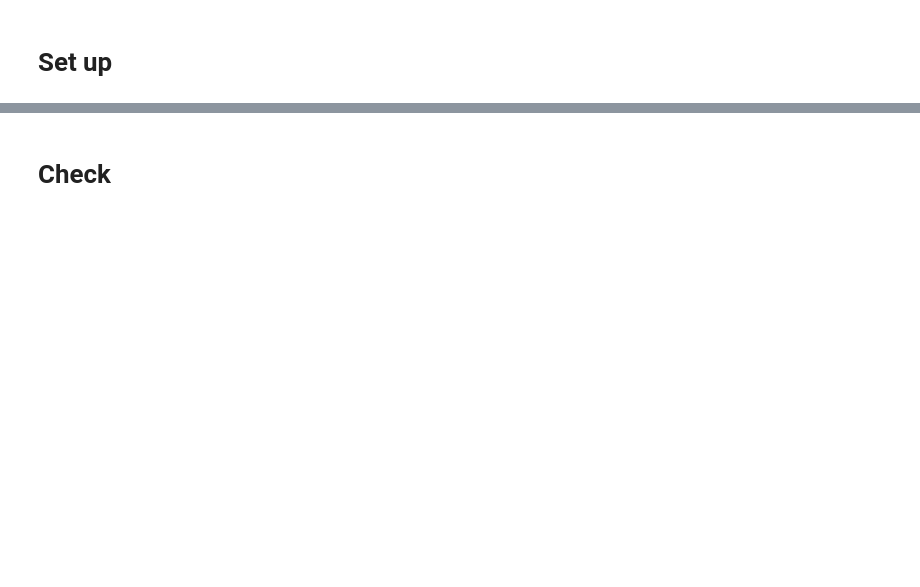
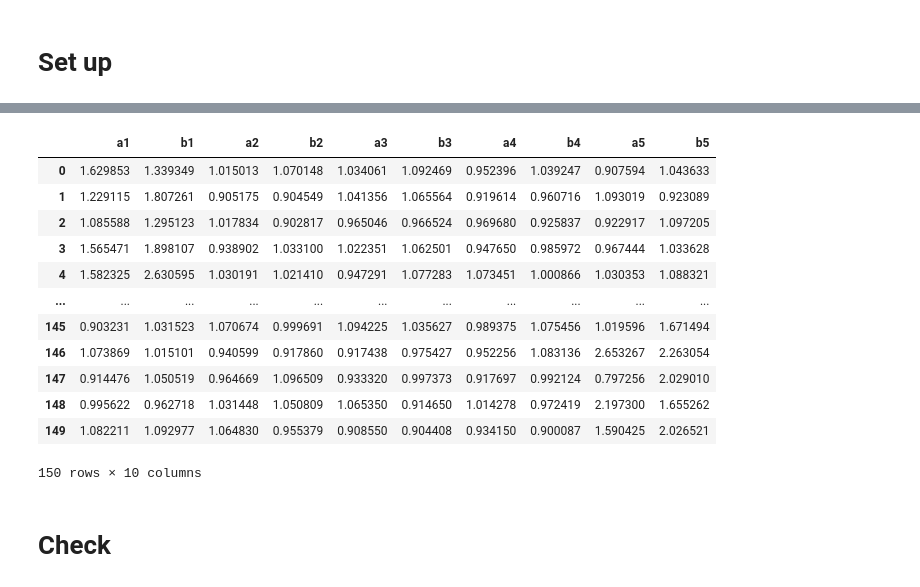
Before and after one commit to Aether-Ren/Multioutput_FixedG_GP, a Jupyter notebook: LocalDisease/Localised_disease_data.ipynb, the cells around one changed output, grey strips where cells are left out. Saved outputs shown, nothing was run; the diff lists cells and outputs as text; code cells hidden in the pictures; blank space fills up the shorter version.

```diff
--- a/LocalDisease/Localised_disease_data.ipynb
+++ b/LocalDisease/Localised_disease_data.ipynb
@@ -10,7 +13,7 @@ RNG = np.random.default_rng(1030)
 LOW, HIGH = 0.1, 5.0
 BASELINE = 1
 CENTRES = [1.0, 1.1, 1.5, 2.0, 3.0]
-REPLICATES_PER_REGION = 20
+REPLICATES_PER_REGION = 30
 # %%
 def sample_trunc_bvn(mean: np.ndarray, cov: np.ndarray, low: float, high: float) -> np.ndarray:
     while True:
@@ -217,0 +482,18 @@ df = pd.DataFrame({f'col_{i}': [5] for i in range(10)})
+# %%
+df_mi = build_datasets_for_centre(m = 1.5, sd2=0.2, rho=0.2, baseline_jitter = 0.1, n_active_regions=1)
+# %%
+df_mi
+# %% [output]
+|  | a1 | b1 | a2 | b2 | a3 | b3 | a4 | b4 | a5 | b5 |
+| 0 | 1.629853 | 1.339349 | 1.015013 | 1.070148 | 1.034061 | 1.092469 | 0.952396 | 1.039247 | 0.907594 | 1.043633 |
+| 1 | 1.229115 | 1.807261 | 0.905175 | 0.904549 | 1.041356 | 1.065564 | 0.919614 | 0.960716 | 1.093019 | 0.923089 |
+| 2 | 1.085588 | 1.295123 | 1.017834 | 0.902817 | 0.965046 | 0.966524 | 0.969680 | 0.925837 | 0.922917 | 1.097205 |
+| 3 | 1.565471 | 1.898107 | 0.938902 | 1.033100 | 1.022351 | 1.062501 | 0.947650 | 0.985972 | 0.967444 | 1.033628 |
+| 4 | 1.582325 | 2.630595 | 1.030191 | 1.021410 | 0.947291 | 1.077283 | 1.073451 | 1.000866 | 1.030353 | 1.088321 |
+| ... | ... | ... | ... | ... | ... | ... | ... | ... | ... | ... |
+| 145 | 0.903231 | 1.031523 | 1.070674 | 0.999691 | 1.094225 | 1.035627 | 0.989375 | 1.075456 | 1.019596 | 1.671494 |
+| 146 | 1.073869 | 1.015101 | 0.940599 | 0.917860 | 0.917438 | 0.975427 | 0.952256 | 1.083136 | 2.653267 | 2.263054 |
+| 147 | 0.914476 | 1.050519 | 0.964669 | 1.096509 | 0.933320 | 0.997373 | 0.917697 | 0.992124 | 0.797256 | 2.029010 |
+| 148 | 0.995622 | 0.962718 | 1.031448 | 1.050809 | 1.065350 | 0.914650 | 1.014278 | 0.972419 | 2.197300 | 1.655262 |
+| 149 | 1.082211 | 1.092977 | 1.064830 | 0.955379 | 0.908550 | 0.904408 | 0.934150 | 0.900087 | 1.590425 | 2.026521 |
+150 rows × 10 columns
```
Also changed, not shown: parts of 10 cells of this notebook, 10 other files.
